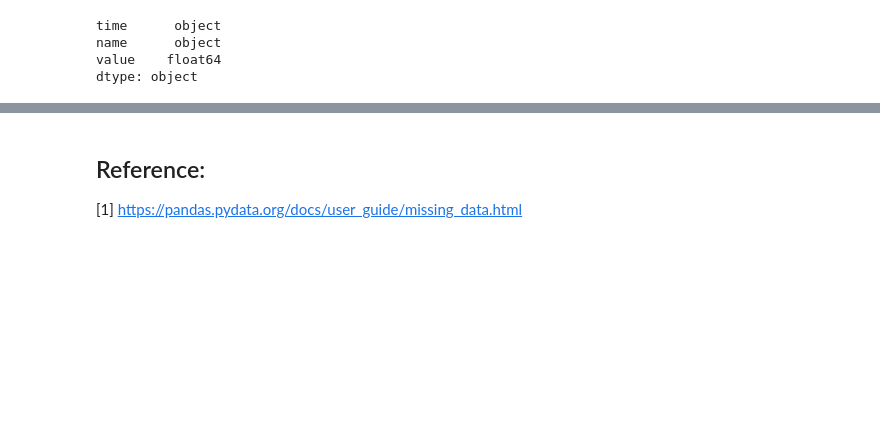
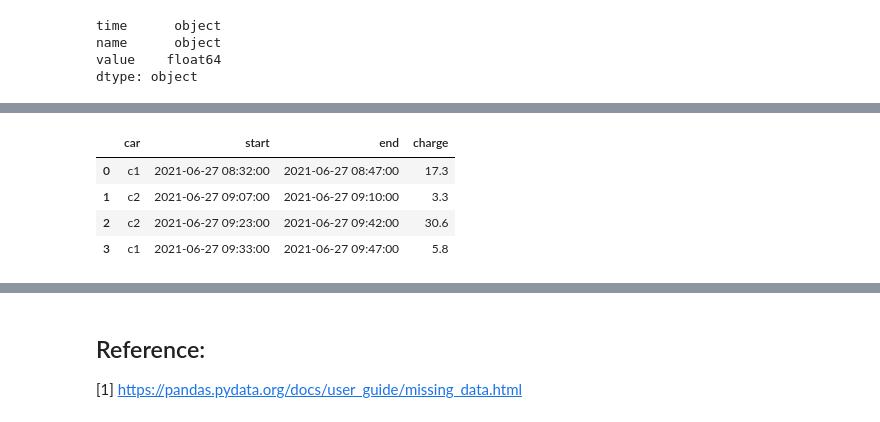
Before and after one commit to samira-shy/Python, a Jupyter notebook: Data Cleaning/datacleaning.ipynb, the cells around one changed output, grey strips where cells are left out. Drawn from its saved outputs; the diff is of its cells as text; code cells hidden in the pictures; blank space fills up the shorter version.

```diff
--- a/Data Cleaning/datacleaning.ipynb
+++ b/Data Cleaning/datacleaning.ipynb
@@ -592,0 +650,9 @@ df.to_parquet(out_file, schema=schema)
+# %%
+df = pd.read_csv('rides2.csv', parse_dates=['start', 'end'])
+df.head()
+# %% [output]
+|  | car | start | end | charge |
+| 0 | c1 | 2021-06-27 08:32:00 | 2021-06-27 08:47:00 | 17.3 |
+| 1 | c2 | 2021-06-27 09:07:00 | 2021-06-27 09:10:00 | 3.3 |
+| 2 | c2 | 2021-06-27 09:23:00 | 2021-06-27 09:42:00 | 30.6 |
+| 3 | c1 | 2021-06-27 09:33:00 | 2021-06-27 09:47:00 | 5.8 |
```
Also changed, not shown: parts of 10 cells of this notebook, 21 other files.
